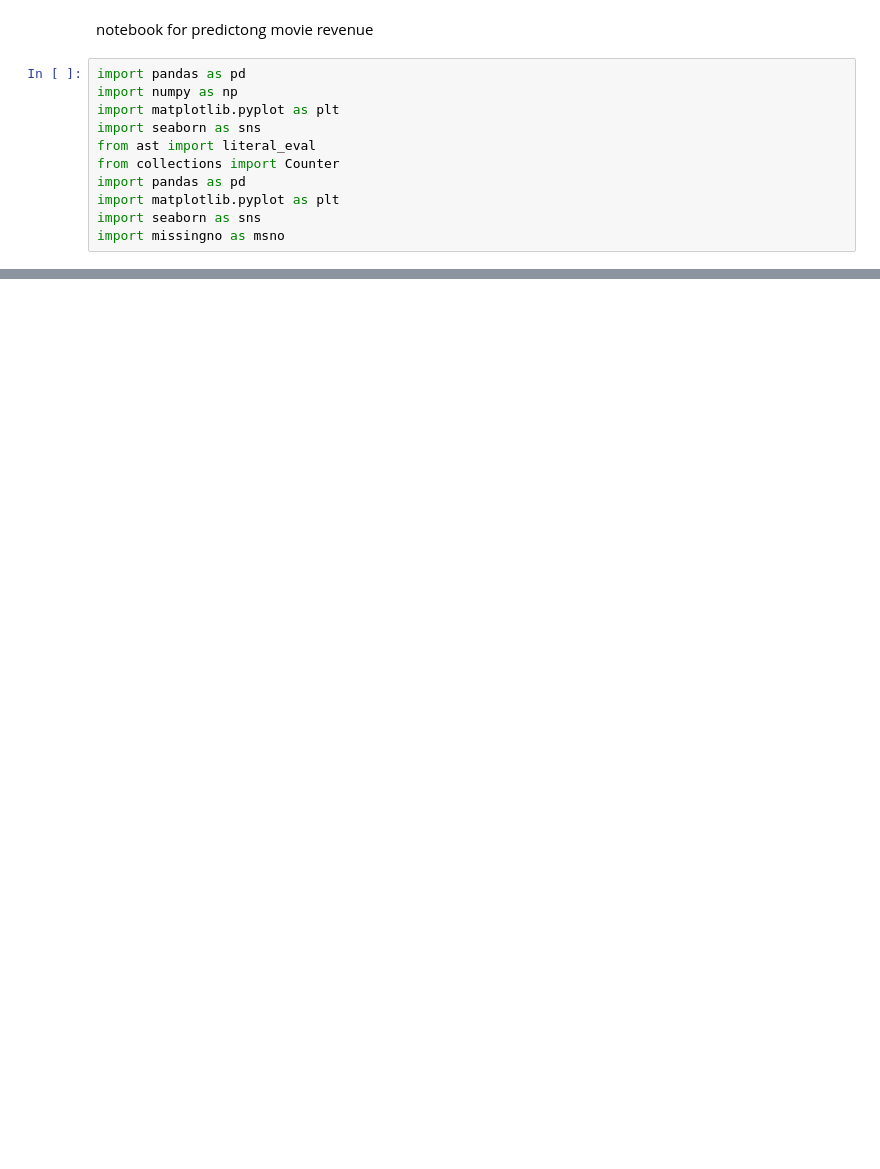
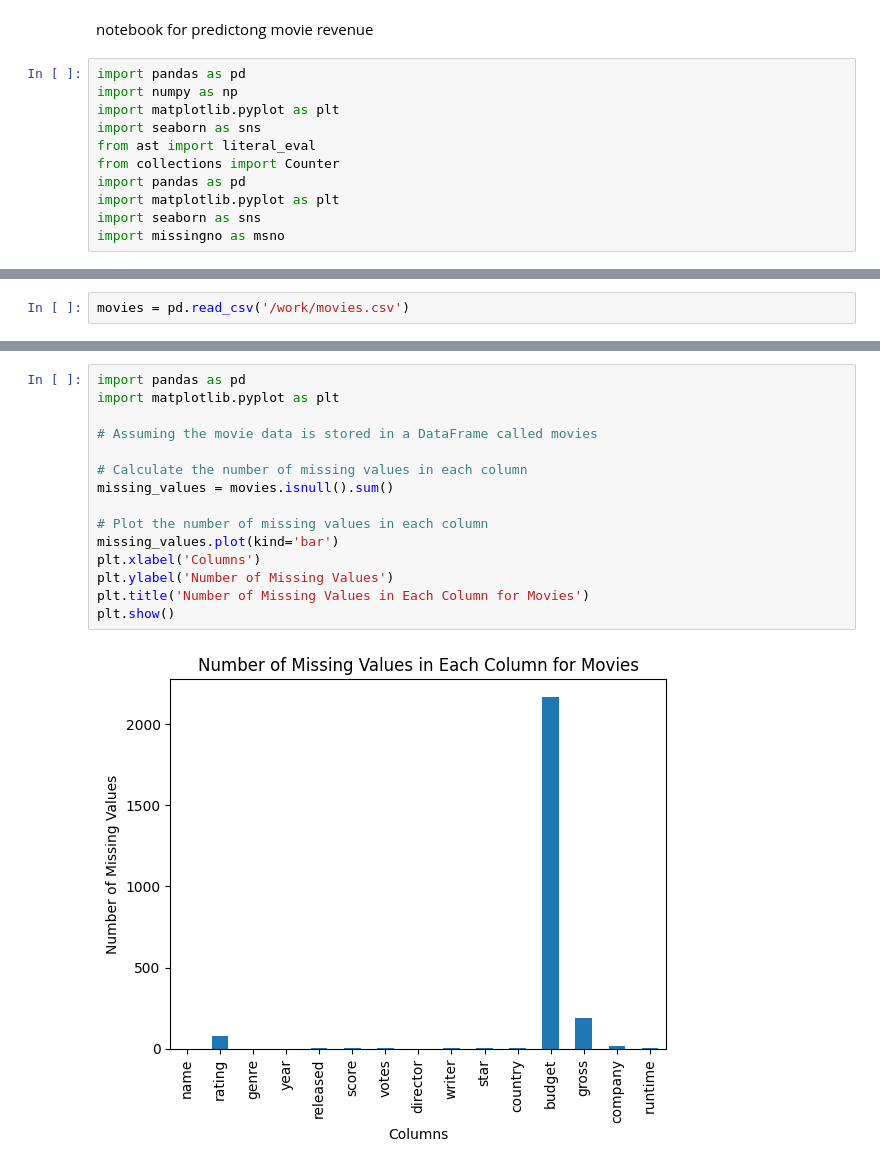
Before and after one commit to jj862/Microsoft-Movie-Industry-Analysis, a Jupyter notebook: price_prediction.ipynb, the cells around one changed output, grey strips where cells are left out. Cells and saved outputs as stored; diff of their text form; blank space fills up the shorter version.

Commit message:
Add files via upload
updated notebook using movies.csv taken from kaggle

```diff
--- a/price_prediction.ipynb
+++ b/price_prediction.ipynb
@@ -91,0 +14,2 @@ imdb_df['Gross'] = imdb_df['Gross'].str.replace(',', '').astype(float)
+# %%
+movies = pd.read_csv('/work/movies.csv')
@@ -91,0 +32,17 @@ imdb_df['Gross'] = imdb_df['Gross'].str.replace(',', '').astype(float)
+# %%
+import pandas as pd
+import matplotlib.pyplot as plt
+
+# Assuming the movie data is stored in a DataFrame called movies
+
+# Calculate the number of missing values in each column
+missing_values = movies.isnull().sum()
+
+# Plot the number of missing values in each column
+missing_values.plot(kind='bar')
+plt.xlabel('Columns')
+plt.ylabel('Number of Missing Values')
+plt.title('Number of Missing Values in Each Column for Movies')
+plt.show()
+# %% [output]
+[figure, added]
```
Also changed, not shown: parts of 37 cells of this notebook, 1 other file.
